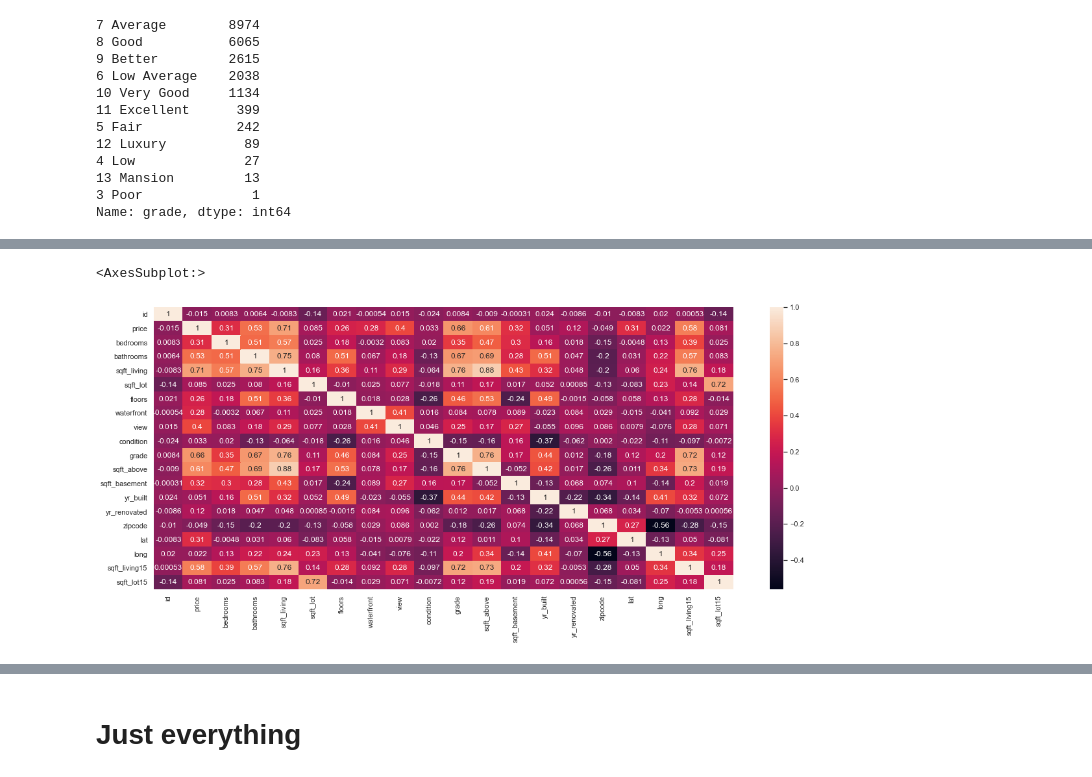
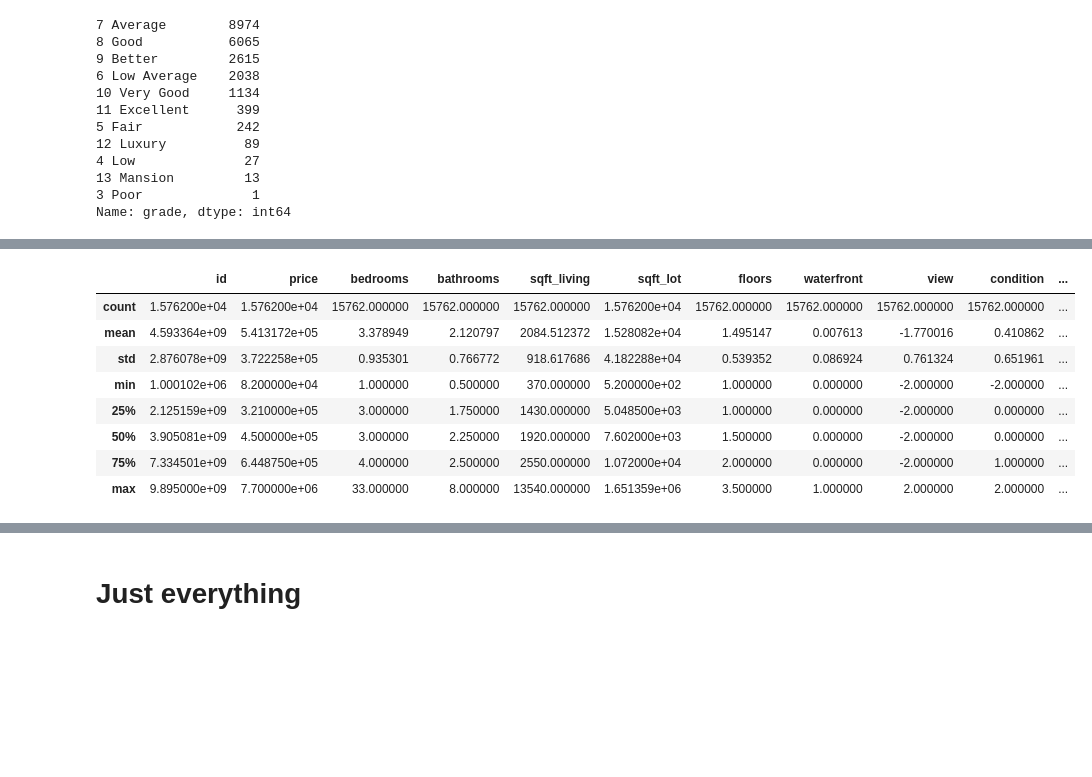
Before and after one commit to Co-nn/Analyzing-House-Sales-in-King-County-Washington, a Jupyter notebook: Connor/Untitled.ipynb, the cells around one changed output, grey strips where cells are left out. Saved outputs shown, nothing was run; the diff lists cells and outputs as text; code cells hidden in the pictures; blank space fills up the shorter version.

```diff
--- a/Connor/Untitled.ipynb
+++ b/Connor/Untitled.ipynb
@@ -165,6 +186,18 @@ df["view"] = df["view"].map(map_view)
 df["waterfront"] = df["waterfront"].map(map_water)
 # %%
 df_que = df.dropna()
+# %%
+df_que.describe()
+# %% [output]
+|  | id | price | bedrooms | bathrooms | sqft_living | sqft_lot | floors | waterfront | view | condition | ... |
+| count | 1.576200e+04 | 1.576200e+04 | 15762.000000 | 15762.000000 | 15762.000000 | 1.576200e+04 | 15762.000000 | 15762.000000 | 15762.000000 | 15762.000000 | ... |
+| mean | 4.593364e+09 | 5.413172e+05 | 3.378949 | 2.120797 | 2084.512372 | 1.528082e+04 | 1.495147 | 0.007613 | -1.770016 | 0.410862 | ... |
+| std | 2.876078e+09 | 3.722258e+05 | 0.935301 | 0.766772 | 918.617686 | 4.182288e+04 | 0.539352 | 0.086924 | 0.761324 | 0.651961 | ... |
+| min | 1.000102e+06 | 8.200000e+04 | 1.000000 | 0.500000 | 370.000000 | 5.200000e+02 | 1.000000 | 0.000000 | -2.000000 | -2.000000 | ... |
+| 25% | 2.125159e+09 | 3.210000e+05 | 3.000000 | 1.750000 | 1430.000000 | 5.048500e+03 | 1.000000 | 0.000000 | -2.000000 | 0.000000 | ... |
+| 50% | 3.905081e+09 | 4.500000e+05 | 3.000000 | 2.250000 | 1920.000000 | 7.602000e+03 | 1.500000 | 0.000000 | -2.000000 | 0.000000 | ... |
+| 75% | 7.334501e+09 | 6.448750e+05 | 4.000000 | 2.500000 | 2550.000000 | 1.072000e+04 | 2.000000 | 0.000000 | -2.000000 | 1.000000 | ... |
+| max | 9.895000e+09 | 7.700000e+06 | 33.000000 | 8.000000 | 13540.000000 | 1.651359e+06 | 3.500000 | 1.000000 | 2.000000 | 2.000000 | ... |
 # %%
 df_que = df_que.loc[df["sqft_basement"] != "?"]
 # %%
@@ -172,11 +205,8 @@ df_que["sqft_basement"] = df_que["sqft_basement"].astype(float)
 # %%
 df_que = df_que.drop(columns=["date"])
 # %%
-sns.set(rc = {'figure.figsize':(20,8)})
-sns.heatmap(df_que.corr(), annot=True)
+# sns.set(rc = {'figure.figsize':(20,8)})
+# sns.heatmap(df_que.corr(), annot=True)
-# %% [output]
-<AxesSubplot:>
-[figure, removed]
 # %%
 X = df_que["sqft_living"]
 y = df_que["price"]
```
Also changed, not shown: parts of 50 cells of this notebook.
